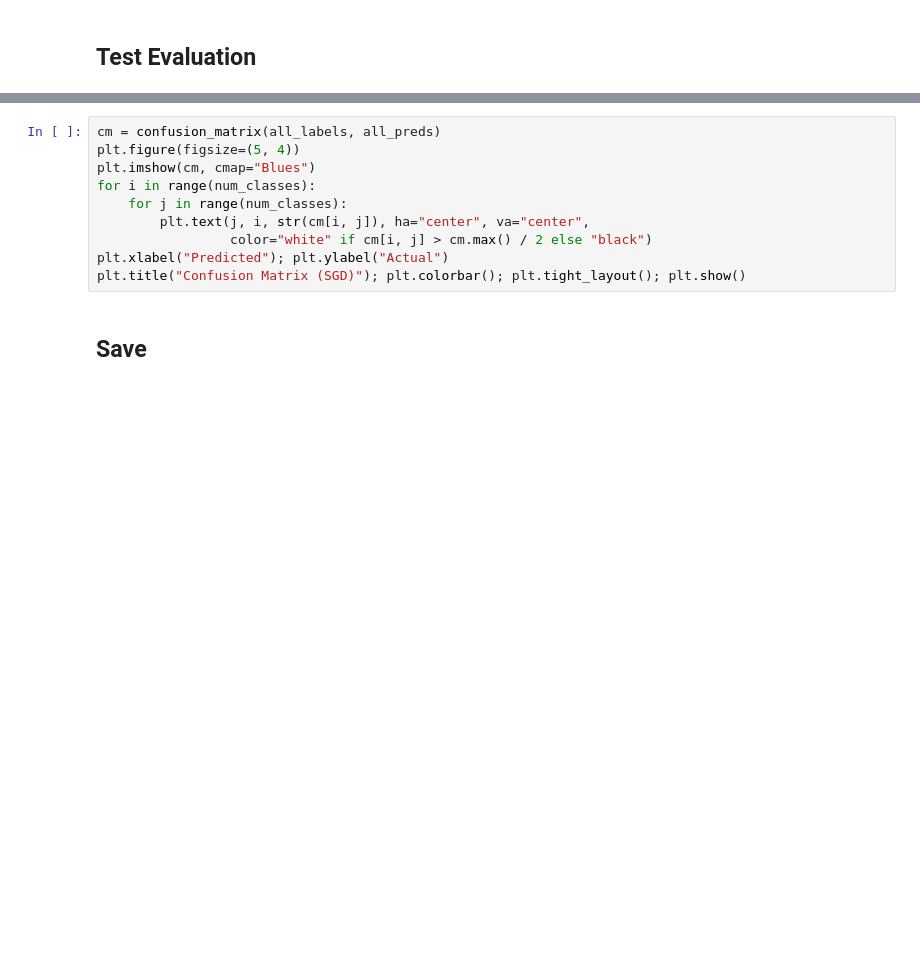
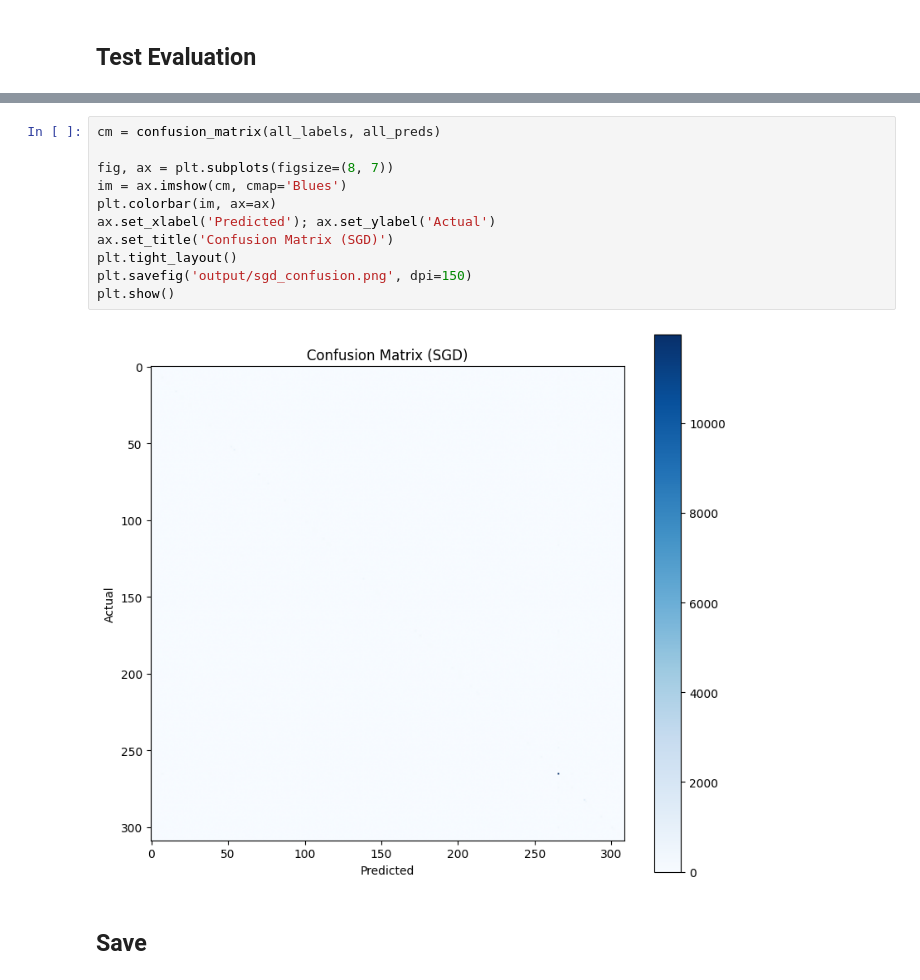
Before and after one commit to HarunSaib/cerbo, a Jupyter notebook: sgd_malware_detection.ipynb, the cells around one changed output, grey strips where cells are left out. Saved outputs shown, nothing was run; the diff lists cells and outputs as text; blank space fills up the shorter version.

```diff
--- a/sgd_malware_detection.ipynb
+++ b/sgd_malware_detection.ipynb
@@ -264,13 +269,16 @@ print(classification_report(all_labels, all_preds))
 # %%
 cm = confusion_matrix(all_labels, all_preds)
-plt.figure(figsize=(5, 4))
-plt.imshow(cm, cmap="Blues")
-for i in range(num_classes):
-    for j in range(num_classes):
-        plt.text(j, i, str(cm[i, j]), ha="center", va="center",
-                 color="white" if cm[i, j] > cm.max() / 2 else "black")
-plt.xlabel("Predicted"); plt.ylabel("Actual")
-plt.title("Confusion Matrix (SGD)"); plt.colorbar(); plt.tight_layout(); plt.show()
+
+fig, ax = plt.subplots(figsize=(8, 7))
+im = ax.imshow(cm, cmap='Blues')
+plt.colorbar(im, ax=ax)
+ax.set_xlabel('Predicted'); ax.set_ylabel('Actual')
+ax.set_title('Confusion Matrix (SGD)')
+plt.tight_layout()
+plt.savefig('output/sgd_confusion.png', dpi=150)
+plt.show()
+# %% [output]
+[figure, added]
 # %% [markdown]
 ## Save
 # %%
```
Also changed, not shown: parts of 14 cells of this notebook, 2 other files.
